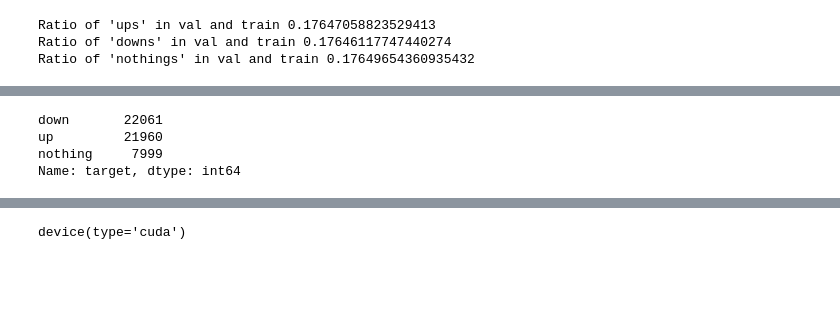
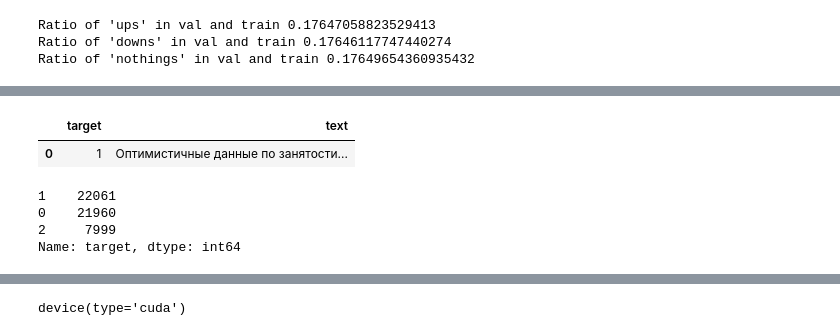
Before and after one commit to Quotermain/sber_stock_analysis, a Jupyter notebook: analysis.ipynb, the cells around one changed output, grey strips where cells are left out. Drawn from its saved outputs; the diff is of its cells as text; code cells hidden in the pictures; blank space fills up the shorter version.

```diff
--- a/analysis.ipynb
+++ b/analysis.ipynb
@@ -309,7 +321,22 @@ merged.head(1)
+# %%
+"""
+Сбрасываю временные индексы на обычную нумерацию, т.к. теперь это просто задача
+классификации. Также сбрасываю ненужные колонки.
+"""
+
+merged = pd.read_csv(
+    'drive/MyDrive/data/merged.csv',
+    usecols=[3, 5]
+)
+
+merged.head(1)
+# %% [output]
+|  | target | text |
+| 0 | 1 | Оптимистичные данные по занятости... |
 # %%
 merged.target.value_counts()
 # %% [output]
-down       22061
-up         21960
-nothing     7999
+1    22061
+0    21960
+2     7999
 Name: target, dtype: int64
```
Also changed, not shown: parts of 29 cells of this notebook.
